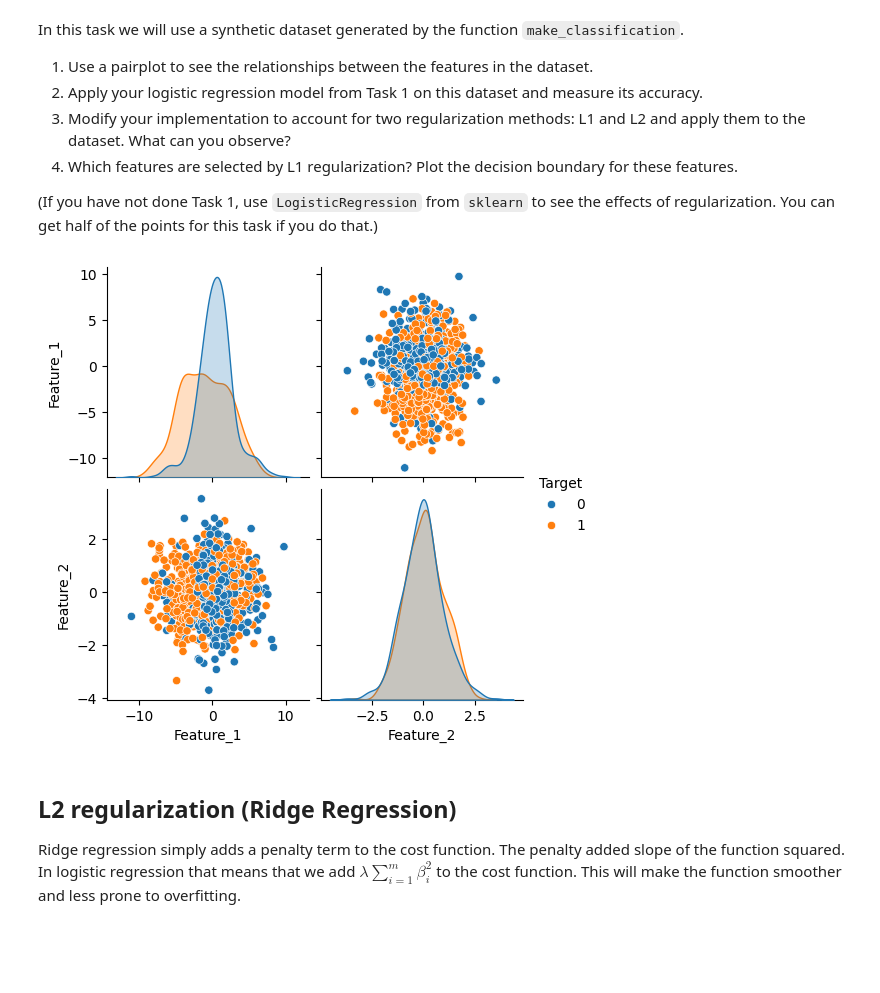
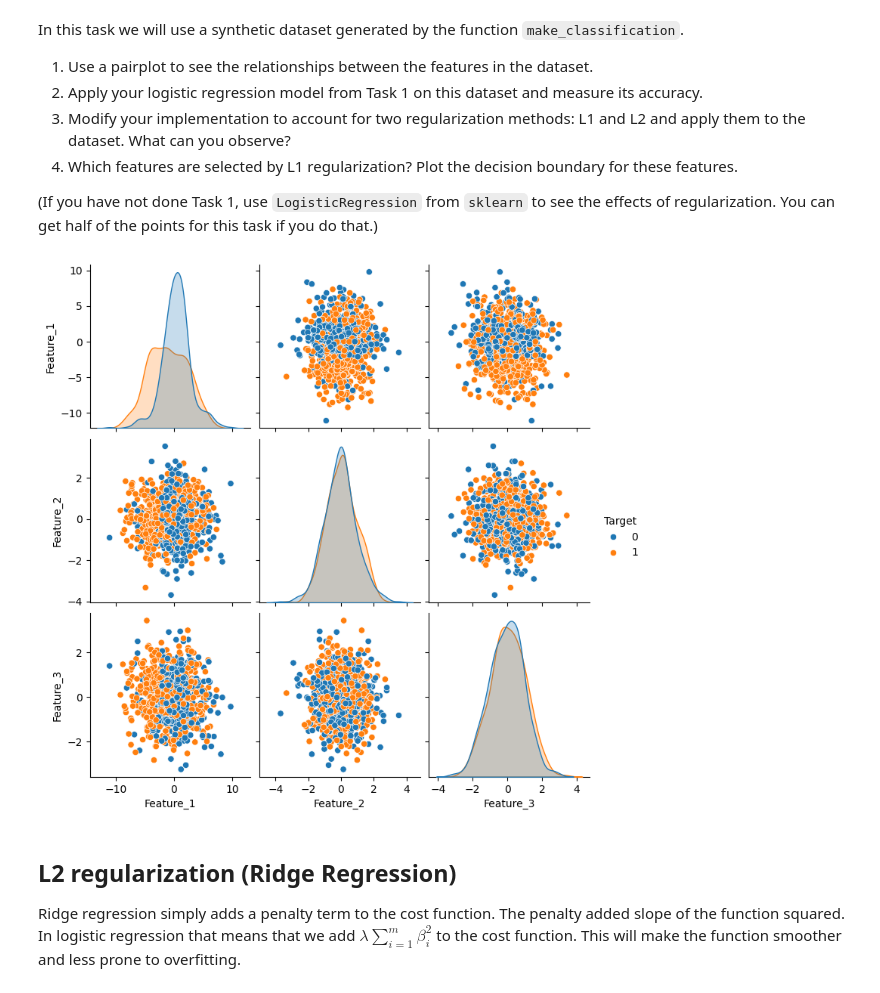
Before and after one commit to PatrykFlama/UWr, a Jupyter notebook: Sem5/ML/2024/List3/Assignment3.ipynb, the cells around one changed output. Saved outputs shown, nothing was run; the diff lists cells and outputs as text; code cells hidden in the pictures; blank space fills up the shorter version.

```diff
--- a/Sem5/ML/2024/List3/Assignment3.ipynb
+++ b/Sem5/ML/2024/List3/Assignment3.ipynb
@@ -678,16 +690,19 @@ dataset['Target'] = y
 # %%
 import seaborn as sns
 import pandas as pd
 
 df = pd.DataFrame(X, columns=[f"Feature_{i}" for i in range(1, 21)])
 df['Target'] = y
 
-subset_features = ['Feature_1', 'Feature_2', 'Target']
+subset_features = ['Feature_1', 'Feature_2', 'Feature_3', 'Target']
 
 sns.pairplot(df[subset_features], hue='Target')
 plt.show()
+
+
+# sns.pairplot(dataset, hue='Target')
 # %% [output]
-[figure, old version]
+[figure, new version]
 # %% [markdown]
 ## L2 regularization (Ridge Regression)
 Ridge regression simply adds a penalty term to the cost function. The penalty added slope of the function squared. In logistic regression that means that we add $\lambda \sum_{i=1}^m \beta_i^2$ to the cost function. This will make the function smoother and less prone to overfitting.
```
Also changed, not shown: parts of 5 cells of this notebook.
